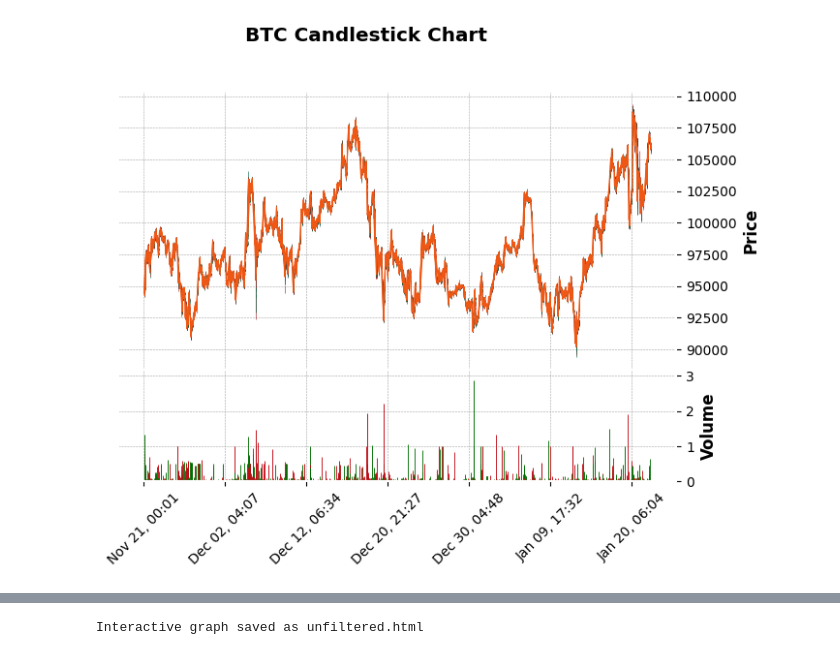
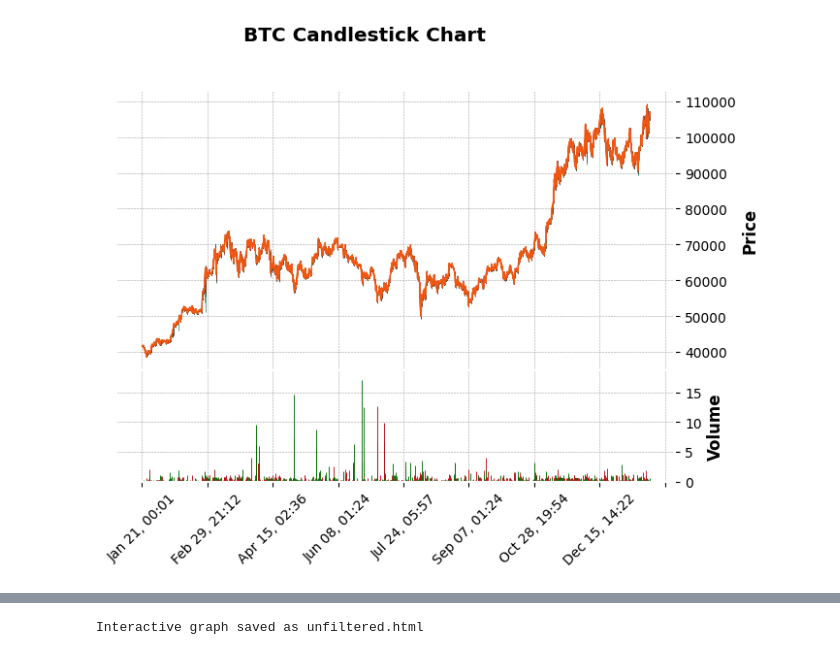
Before and after one commit to adityanandy2802/insight_fusion, a Jupyter notebook: fractal_stock_markets.ipynb, the cells around one changed output, grey strips where cells are left out. Cells and saved outputs as stored; diff of their text form; code cells hidden in the pictures.

```diff
--- a/fractal_stock_markets.ipynb
+++ b/fractal_stock_markets.ipynb
@@ -181,12 +181,12 @@ def tendency(index, signal = "bearish", use = '4h'):
     return False
 # %%
 #GLOBAL VARIABLES -> function dependencies
-data_minute = get_data(start = datetime(2024, 11, 21), end = datetime(2025, 1, 22))
+data_minute = get_data(start = datetime(2024, 1, 21), end = datetime(2025, 1, 22))
 data = {}
 data_filled = {}
 timestamps = {}
 # %% [output]
-[figure, old version]
+[figure, new version]
 # %%
 data["minute"] = data_minute
 timestamps["minute"] = list(data_minute.index)
```
Also changed, not shown: parts of 7 cells of this notebook.
